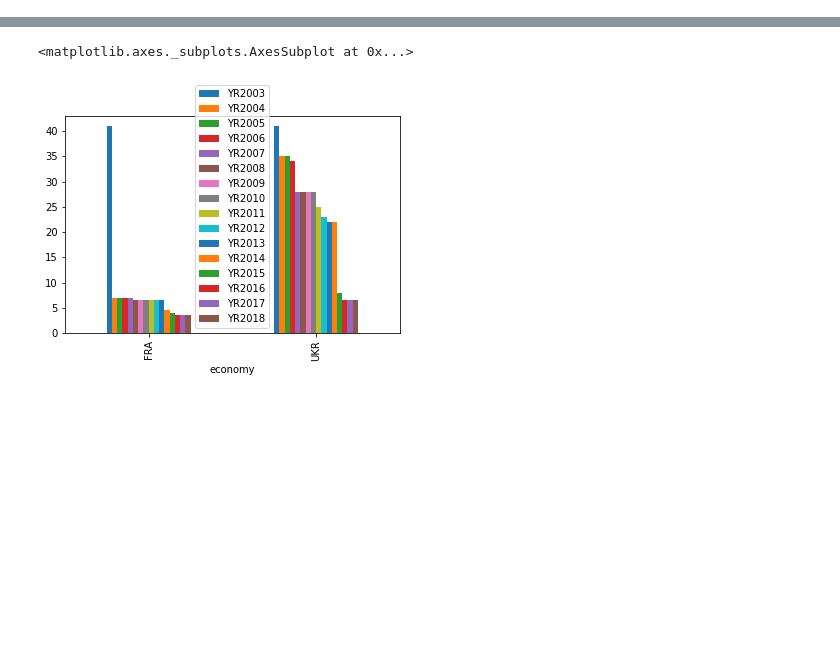
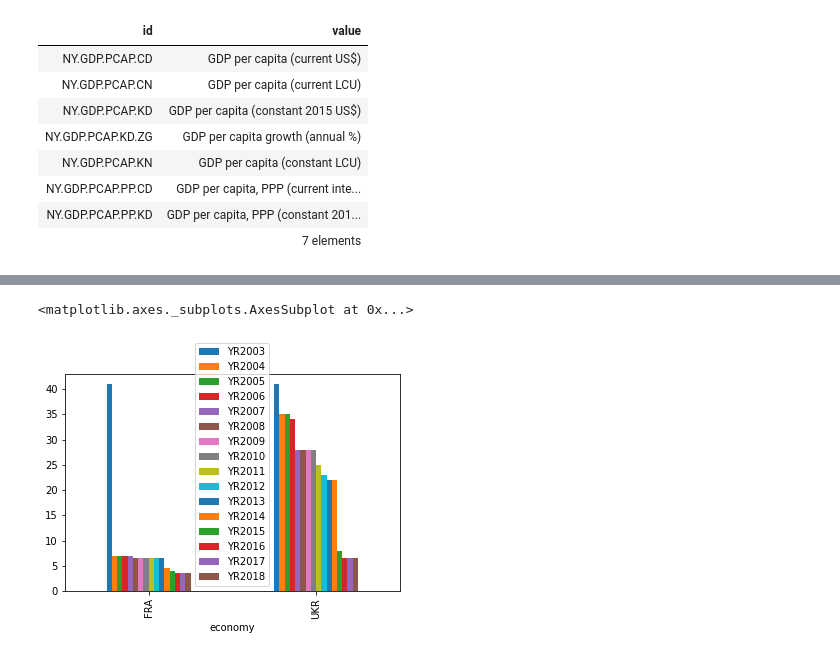
Before and after one commit to JaimeSastreCrespo/Project_2_Python_SQL_Poverty, a Jupyter notebook: Python_SQL_Project_Poverty.ipynb, the cells around one changed output, grey strips where cells are left out. Saved outputs shown, nothing was run; the diff lists cells and outputs as text; code cells hidden in the pictures; blank space fills up the shorter version.

```diff
--- a/Python_SQL_Project_Poverty.ipynb
+++ b/Python_SQL_Project_Poverty.ipynb
@@ -26,0 +67,12 @@ Requirement already satisfied: certifi>=2017.4.17 in /usr/local/lib/python3.7/di
+# %%
+wb.series.info(q="GDP per capita")
+# %% [output]
+| id | value |
+| NY.GDP.PCAP.CD | GDP per capita (current US$) |
+| NY.GDP.PCAP.CN | GDP per capita (current LCU) |
+| NY.GDP.PCAP.KD | GDP per capita (constant 2015 US$) |
+| NY.GDP.PCAP.KD.ZG | GDP per capita growth (annual %) |
+| NY.GDP.PCAP.KN | GDP per capita (constant LCU) |
+| NY.GDP.PCAP.PP.CD | GDP per capita, PPP (current inte... |
+| NY.GDP.PCAP.PP.KD | GDP per capita, PPP (constant 201... |
+|  | 7 elements |
```
Also changed, not shown: parts of 11 cells of this notebook.
